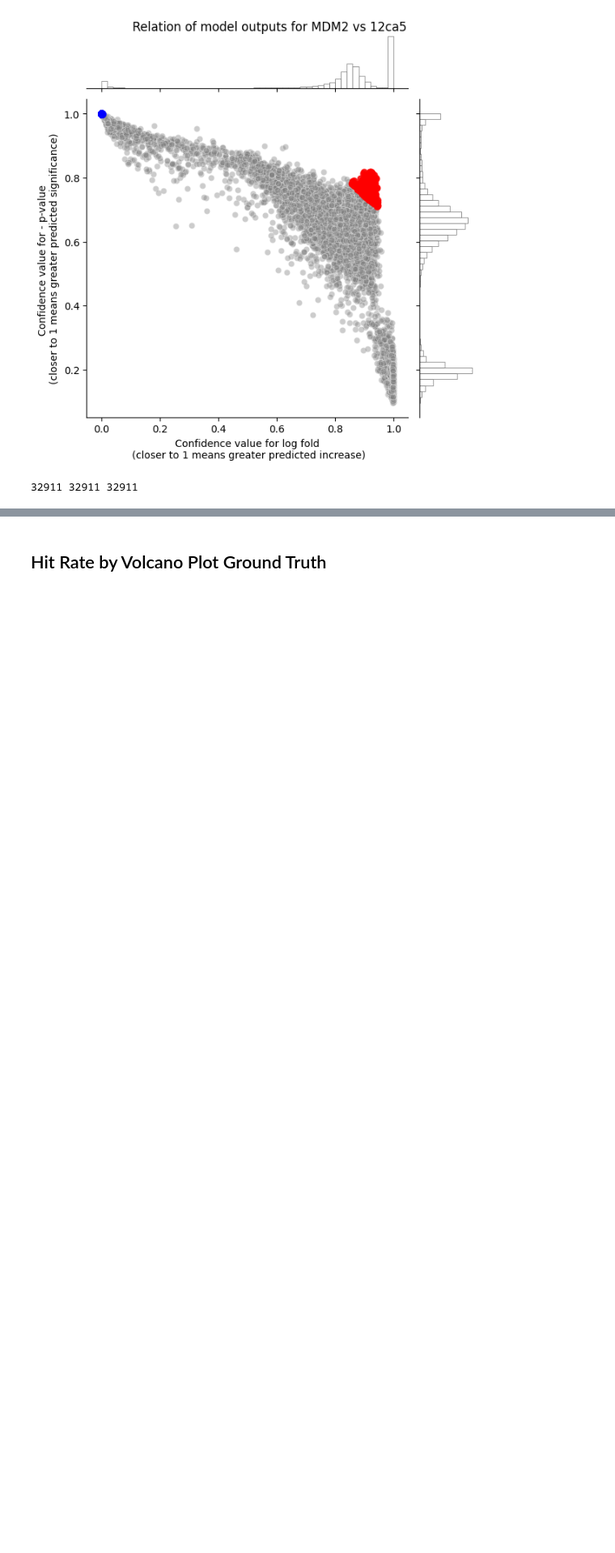
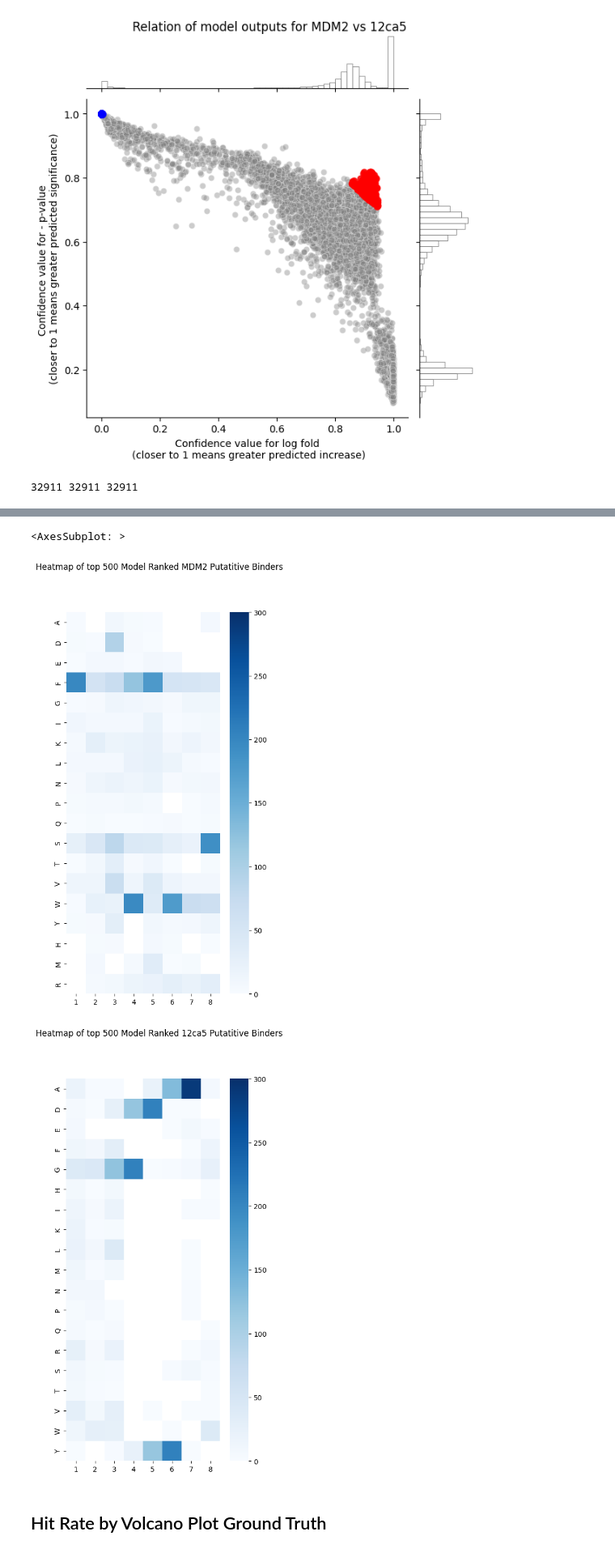
Before and after one commit to YitongTseo/ml_phage_display, a Jupyter notebook: F3_hit_rates.ipynb, the cells around one changed output, grey strips where cells are left out. Shown: that part at 81% size. Saved outputs shown, nothing was run; the diff lists cells and outputs as text; code cells hidden in the pictures; blank space fills up the shorter version.

```diff
--- a/F3_hit_rates.ipynb
+++ b/F3_hit_rates.ipynb
@@ -201,15 +194,26 @@ print(len(peptides), len(model_mdm2_ordering), len(model_ca5_ordering))
 # %% [output]
 32911 32911 32911
 # %%
-from analysis.hit_rate_analysis import plot_ratio_by_ranking, sort_peptides_by_model_ranking
+from analysis.hit_rate_analysis import (
+    plot_ratio_by_ranking,
+    sort_peptides_by_model_ranking,
+)
 
 plot_ratio_by_ranking(
     peptides,
     model_mdm2_ordering,
     model_ca5_ordering,
     title="Hit Rates Against BiLSTM Rankings \n(On Same Held Out Test Set)",
-    plot_theoretical_maximums=True
+    plot_theoretical_maximums=True,
 )
+generate_heatmap(
+    sort_peptides_by_model_ranking(peptides, model_mdm2_ordering)[:500],
+    title="Heatmap of top 500 Model Ranked MDM2 Putatitive Binders",
+)
+generate_heatmap(
+    sort_peptides_by_model_ranking(peptides, model_ca5_ordering)[:500],
+    title="Heatmap of top 500 Model Ranked 12ca5 Putatitive Binders",
+)
 # %% [output]
 MDM2 area under curve:  290.7616114068448
 normalized MDM2 area under curve:  0.5815232228136896
@@ -219,3 +227,6 @@ normalized 12ca5 area under curve:  0.7038502537474318
+<AxesSubplot: >
+[figure, added]
+[figure, added]
 # %% [markdown]
 ## Hit Rate by Volcano Plot Ground Truth
 # %%
```
Also changed, not shown: parts of 4 cells of this notebook, 10 other files.
